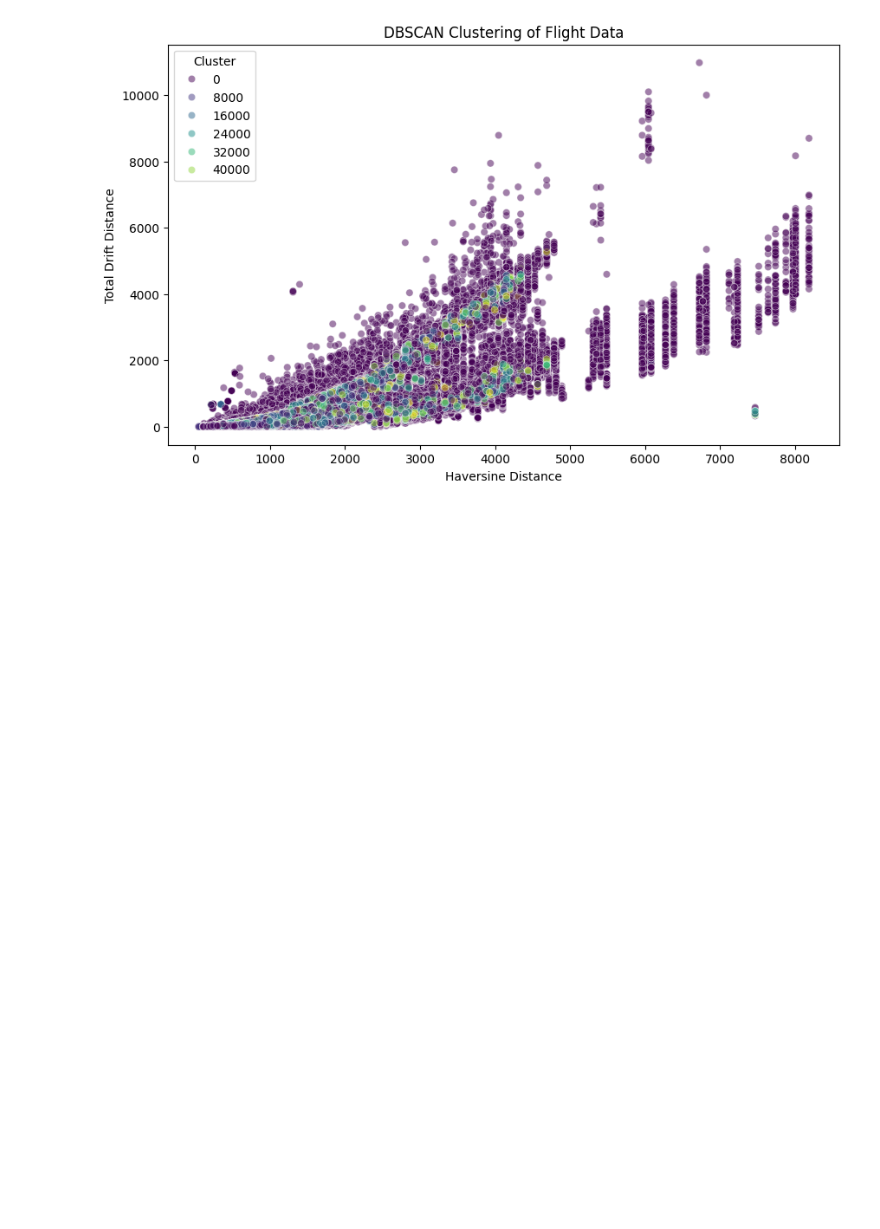
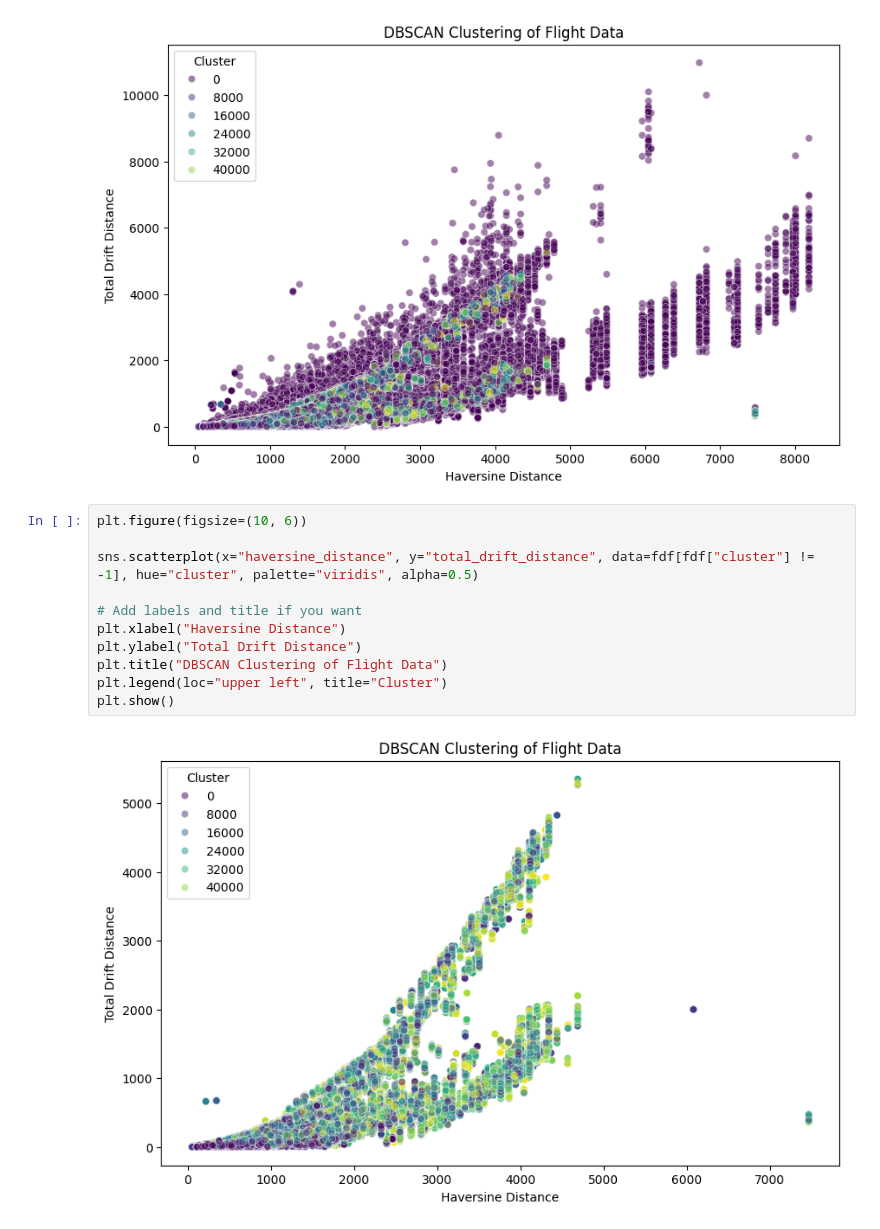
Before and after one commit to janiejestemja/coriolis_flights, a Jupyter notebook: coriolis_analysis_03b.ipynb, the cells around one changed output. Drawn from its saved outputs; the diff is of its cells as text; blank space fills up the shorter version.

```diff
--- a/coriolis_analysis_03b.ipynb
+++ b/coriolis_analysis_03b.ipynb
@@ -105,3 +105,16 @@ plt.legend(loc="upper left", title="Cluster")
 plt.show()
 # %% [output]
 [figure]
+# %%
+plt.figure(figsize=(10, 6))
+
+sns.scatterplot(x="haversine_distance", y="total_drift_distance", data=fdf[fdf["cluster"] != -1], hue="cluster", palette="viridis", alpha=0.5)
+
+# Add labels and title if you want
+plt.xlabel("Haversine Distance")
+plt.ylabel("Total Drift Distance")
+plt.title("DBSCAN Clustering of Flight Data")
+plt.legend(loc="upper left", title="Cluster")
+plt.show()
+# %% [output]
+[figure, added]
```
